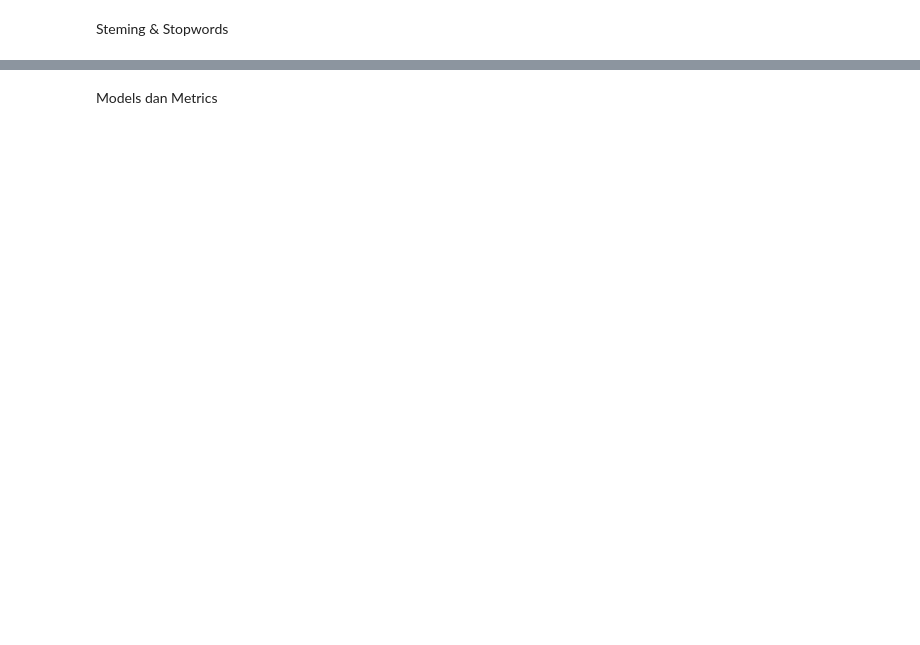
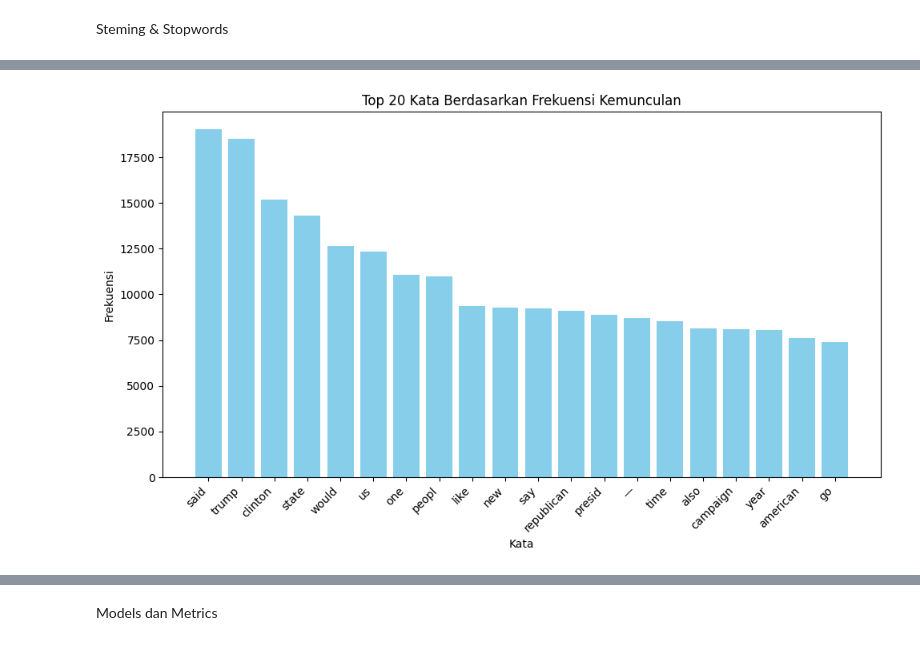
Before and after one commit to ej-aan/-Fake-News-Classifier, a Jupyter notebook: FakeNewsClassifier.ipynb, the cells around one changed output, grey strips where cells are left out. Drawn from its saved outputs; the diff is of its cells as text; code cells hidden in the pictures; blank space fills up the shorter version.

```diff
--- a/FakeNewsClassifier.ipynb
+++ b/FakeNewsClassifier.ipynb
@@ -136,0 +187,27 @@ def evaluate_model(model):
+# %%
+import pandas as pd
+import matplotlib.pyplot as plt
+from collections import Counter
+
+all_text = ' '.join(df['filered_text'])
+
+# Menghitung frekuensi kemunculan setiap kata
+words_count = Counter(all_text.split())
+
+# Mengambil 20 kata dengan frekuensi tertinggi
+top_words = words_count.most_common(20)
+
+# Membuat dataframe dari top_words
+df_top_words = pd.DataFrame(top_words, columns=['Word', 'Frequency'])
+
+# Plotting barplot
+plt.figure(figsize=(10, 6))
+plt.bar(df_top_words['Word'], df_top_words['Frequency'], color='skyblue')
+plt.xlabel('Kata')
+plt.ylabel('Frekuensi')
+plt.title('Top 20 Kata Berdasarkan Frekuensi Kemunculan')
+plt.xticks(rotation=45, ha='right')
+plt.tight_layout()
+plt.show()
+# %% [output]
+[figure, added]
```
Also changed, not shown: parts of 37 cells of this notebook, 4 other files.
